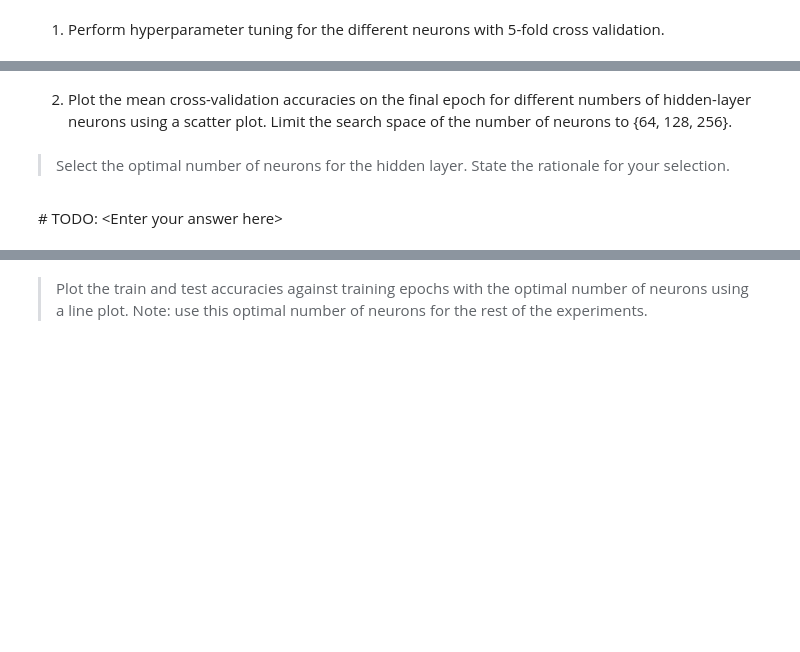
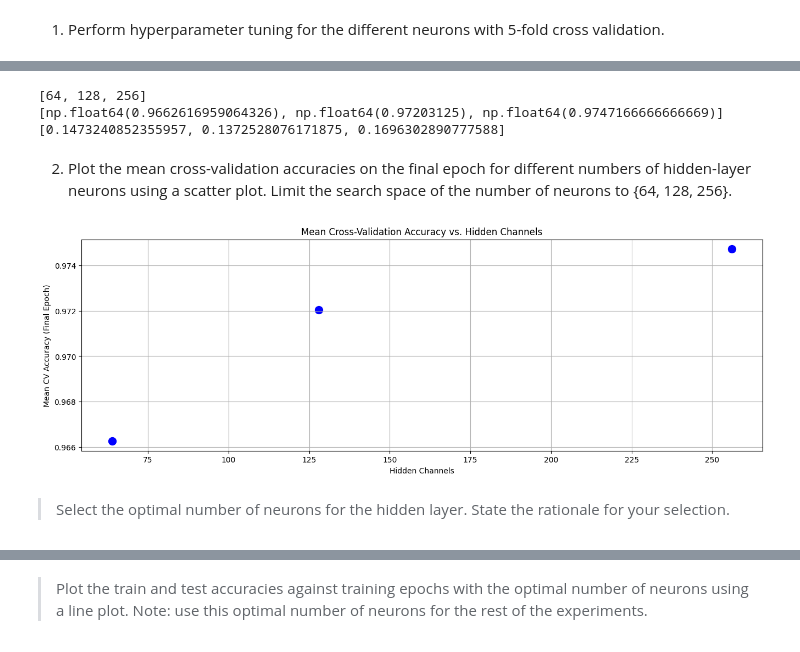
Before and after one commit to Ruin9999/music-genre-classification, a Jupyter notebook: submission_template.ipynb, the cells around one changed output, grey strips where cells are left out. Saved outputs shown, nothing was run; the diff lists cells and outputs as text; code cells hidden in the pictures; blank space fills up the shorter version.

```diff
--- a/submission_template.ipynb
+++ b/submission_template.ipynb
@@ -247,10 +420,39 @@ In this question, we will find the optimal number of hidden neurons for first hi
 
 To reduce repeated code, you may need to import the network (MLP defined in QA1) from common_utils.py. You will not be repenalised for any error in QA1 here as the code in QA1 will not be remarked. The following code cell will not be marked.
 # %%
-# TODO: Enter your code here
+from common_utils import MLP
+
+# Re-importing the dataset
+label_encoder = LabelEncoder()
+df = pd.read_csv("audio_gtzan.csv")
+df["label"] = df["filename"].apply(lambda x: x.split(".")[0])
+df["label"] = label_encoder.fit_transform(df["label"])
+df = df.drop("filename", axis=1)
+
+x = df.drop("label", axis=1)
+y = df["label"]
 # %% [markdown]
 > Plot the mean cross-validation accuracies on the final epoch for different numbers of hidden-layer neurons using a scatter plot. Limit the search space of the number of neurons to {64, 128, 256}. Continue using 5-fold cross validation on training dataset.
 # %% [markdown]
 1. Perform hyperparameter tuning for the different neurons with 5-fold cross validation.
 # %%
-# TODO: Enter your code here
+num_hidden_channels = [64, 128, 256]
+train_x_scaled_folds = []
+val_x_scaled_folds = []
+train_y_folds = []
+val_y_folds = []
+
+skf = StratifiedKFold(n_splits=5, shuffle=True, random_state=SEED)
+for (train_index, val_index) in skf.split(x, y):
+  scaler = preprocessing.StandardScaler()
+  train_x, val_x = x.iloc[train_index], x.iloc[val_index]
+  train_y, val_y = y.iloc[train_index], y.iloc[val_index]
+
+  # Scale the x values
+  train_x_scaled = scaler.fit_transform(train_x)
+  val_x_scaled = scaler.transform(val_x)
+
+  train_x_scaled_folds.append(train_x_scaled)
+  val_x_scaled_folds.append(val_x_scaled)
+  train_y_folds.append(train_y.to_numpy())
+  val_y_folds.append(val_y.to_numpy())
@@ -257,6 +568,22 @@ To reduce repeated code, you may need to import the network (MLP defined in QA1)
+# %%
+print(num_hidden_channels)
+print(hidden_average_accuracies)
+print(hidden_final_epoch_times)
+# %% [output]
+[64, 128, 256]
+[np.float64(0.9662616959064326), np.float64(0.97203125), np.float64(0.9747166666666669)]
+[0.1473240852355957, 0.1372528076171875, 0.1696302890777588]
 # %% [markdown]
 2. Plot the mean cross-validation accuracies on the final epoch for different numbers of hidden-layer neurons using a scatter plot. Limit the search space of the number of neurons to {64, 128, 256}.
 # %%
-# TODO: Enter your code here
+plt.figure(figsize=(16, 5))
+plt.scatter(num_hidden_channels, hidden_average_accuracies, color="blue", s=100)
+plt.title("Mean Cross-Validation Accuracy vs. Hidden Channels")
+plt.xlabel("Hidden Channels")
+plt.ylabel("Mean CV Accuracy (Final Epoch)")
+plt.grid(True)
+plt.show()
+# %% [output]
+[figure, added]
 # %% [markdown]
 > Select the optimal number of neurons for the hidden layer. State the rationale for your selection.
@@ -265,2 +589,0 @@ To reduce repeated code, you may need to import the network (MLP defined in QA1)
-# %% [markdown]
-\# TODO: \<Enter your answer here\>
```
Also changed, not shown: parts of 33 cells of this notebook.
